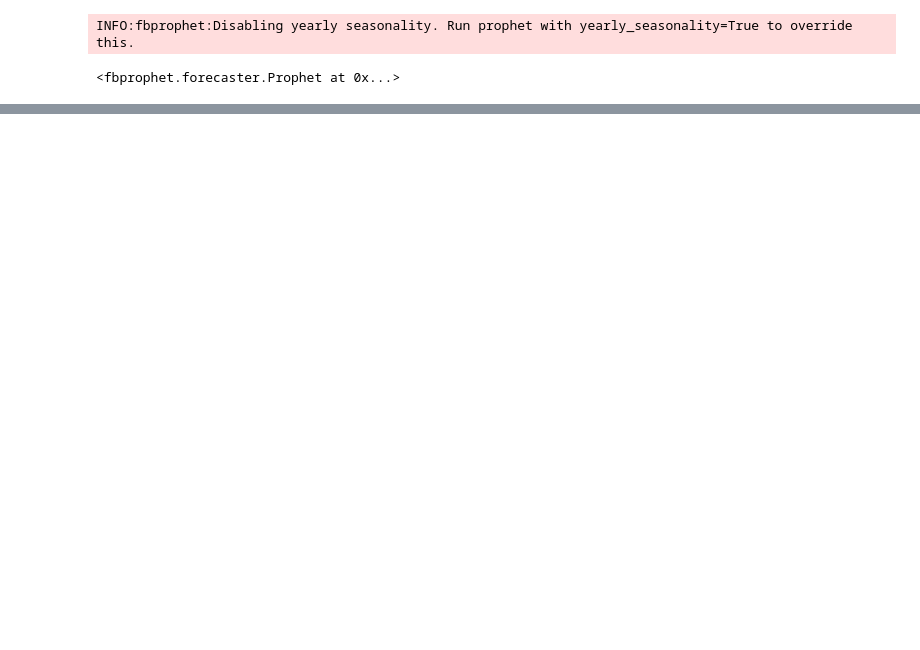
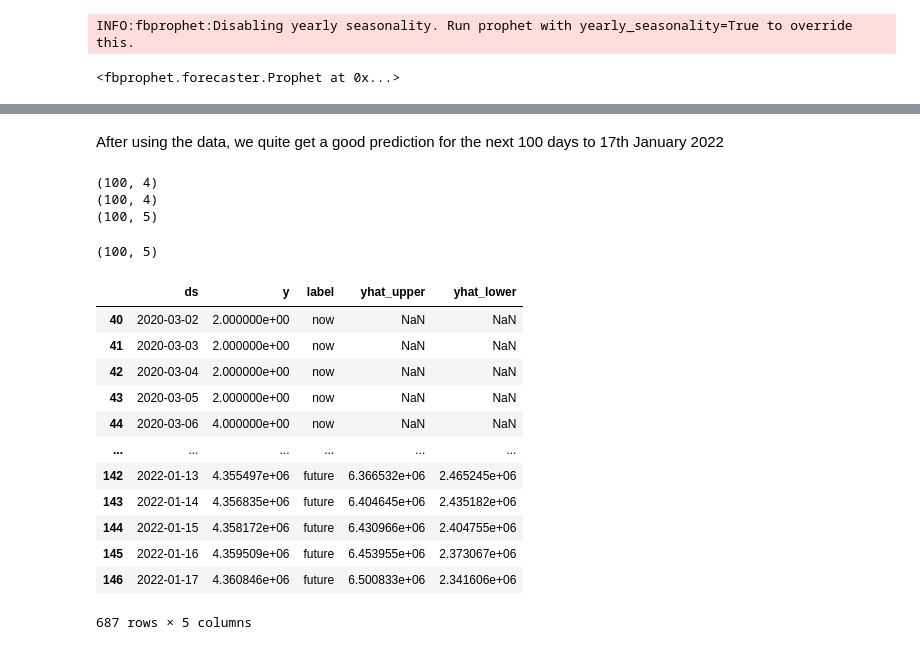
Before and after one commit to elvanselvano/cybertrend-datathon, a Jupyter notebook: modelling/COVID_19_Forecasting_Indonesia_Prophet.ipynb, the cells around one changed output, grey strips where cells are left out. Saved outputs shown, nothing was run; the diff lists cells and outputs as text; code cells hidden in the pictures; blank space fills up the shorter version.

```diff
--- a/modelling/COVID_19_Forecasting_Indonesia_Prophet.ipynb
+++ b/modelling/COVID_19_Forecasting_Indonesia_Prophet.ipynb
@@ -189,0 +287,2 @@ forecast2[['ds', 'yhat', 'yhat_lower', 'yhat_upper']].tail(30)
+# %%
+final_forecast = forecast2[forecast2["ds"] > "2021-10-09"]
@@ -189,0 +304,37 @@ forecast2[['ds', 'yhat', 'yhat_lower', 'yhat_upper']].tail(30)
+# %% [markdown]
+After using the data, we quite get a good prediction for the next 100 days to 17th January 2022
+# %%
+df['label'] = 'now'
+# %%
+final_forecast2 = final_forecast[['ds', 'yhat', 'yhat_upper', 'yhat_lower']]
+print(final_forecast2.shape)
+final_forecast2.rename({'yhat' : 'y'}, axis = 1, inplace = True)
+print(final_forecast2.shape)
+final_forecast2['label'] = 'future'
+print(final_forecast2.shape)
+# %% [output]
+(100, 4)
+(100, 4)
+(100, 5)
+# %%
+final_forecast2.shape
+# %% [output]
+(100, 5)
+# %%
+final_df = pd.concat([df, final_forecast2])
+# %%
+final_df
+# %% [output]
+|  | ds | y | label | yhat_upper | yhat_lower |
+| 40 | 2020-03-02 | 2.000000e+00 | now | NaN | NaN |
+| 41 | 2020-03-03 | 2.000000e+00 | now | NaN | NaN |
+| 42 | 2020-03-04 | 2.000000e+00 | now | NaN | NaN |
+| 43 | 2020-03-05 | 2.000000e+00 | now | NaN | NaN |
+| 44 | 2020-03-06 | 4.000000e+00 | now | NaN | NaN |
+| ... | ... | ... | ... | ... | ... |
+| 142 | 2022-01-13 | 4.355497e+06 | future | 6.366532e+06 | 2.465245e+06 |
+| 143 | 2022-01-14 | 4.356835e+06 | future | 6.404645e+06 | 2.435182e+06 |
+| 144 | 2022-01-15 | 4.358172e+06 | future | 6.430966e+06 | 2.404755e+06 |
+| 145 | 2022-01-16 | 4.359509e+06 | future | 6.453955e+06 | 2.373067e+06 |
+| 146 | 2022-01-17 | 4.360846e+06 | future | 6.500833e+06 | 2.341606e+06 |
+687 rows × 5 columns
```
Also changed, not shown: parts of 28 cells of this notebook, 1 other file.
